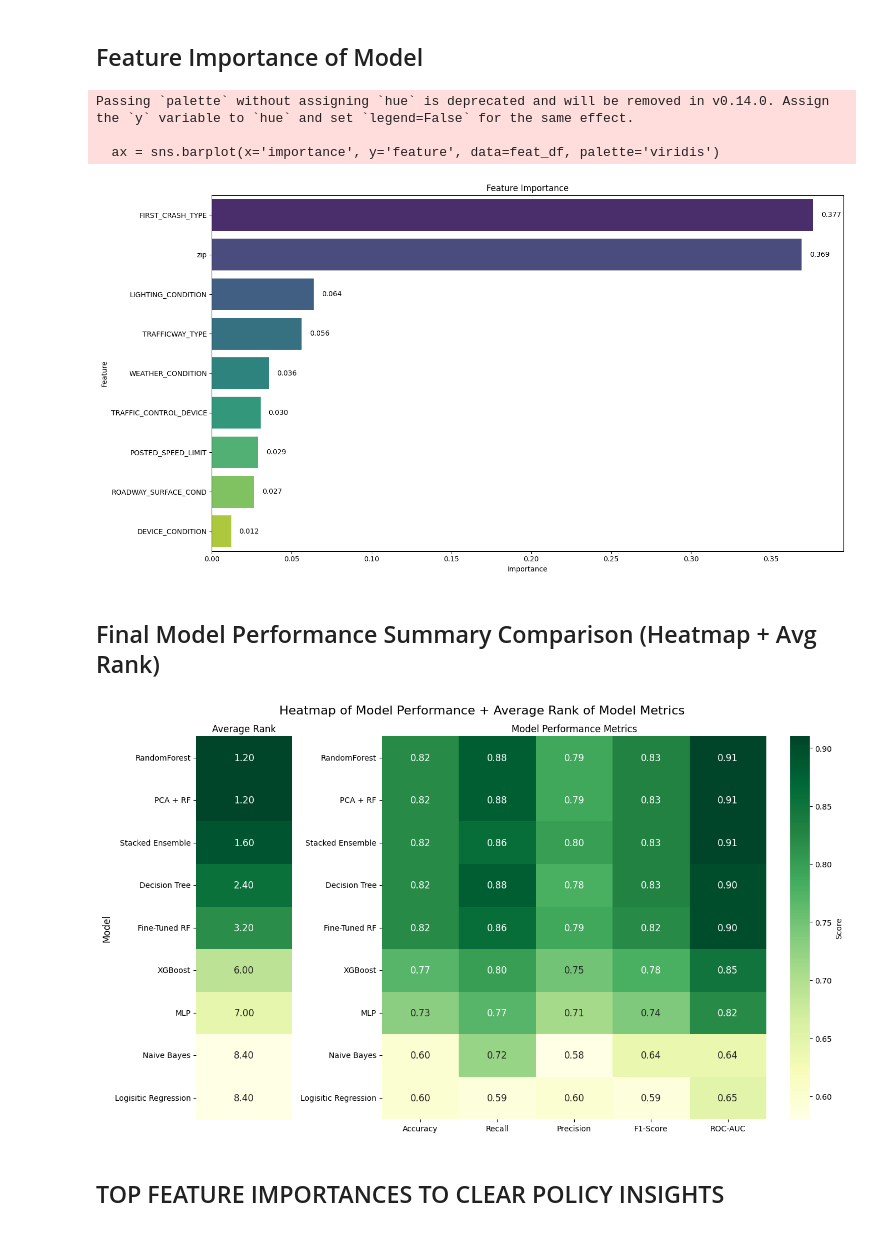
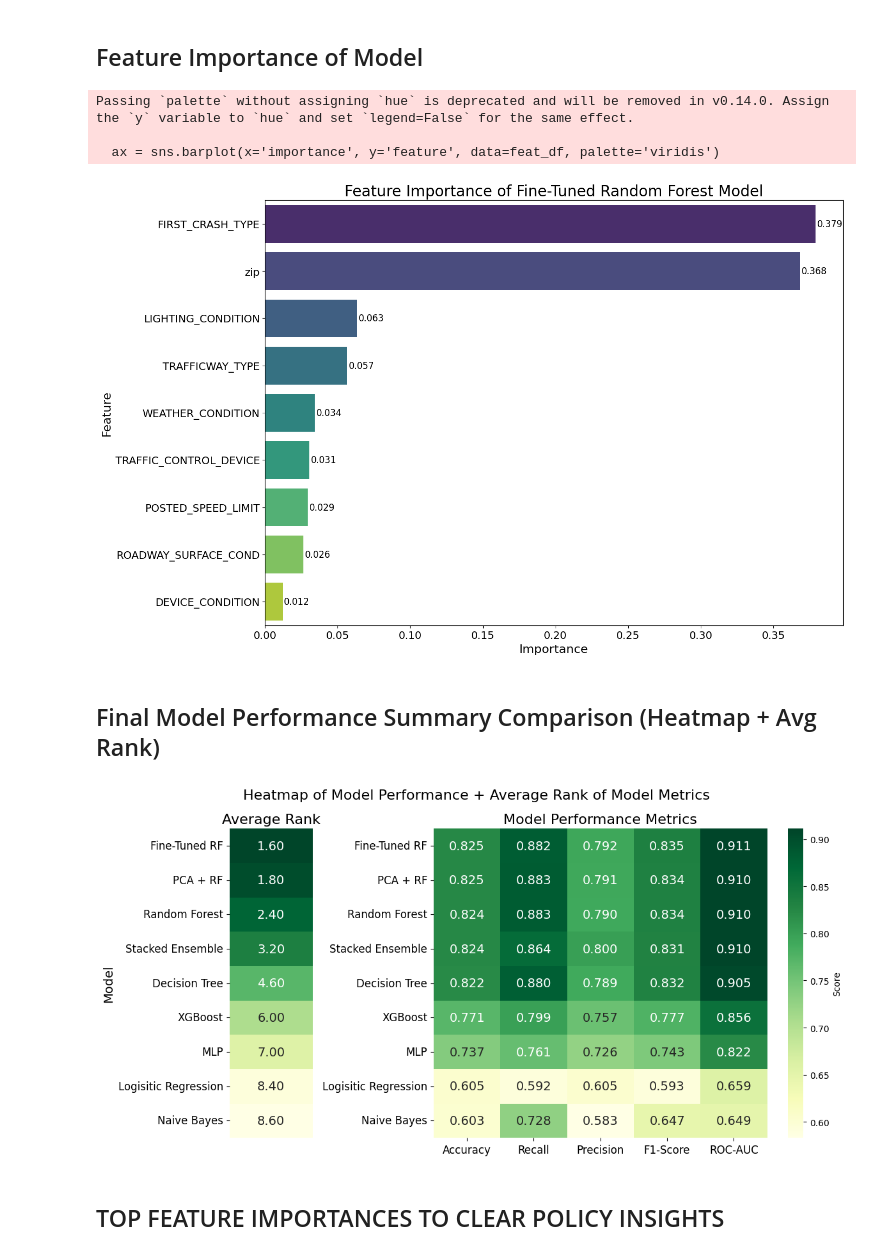
Before and after one commit to normannzhang/traffic_research, a Jupyter notebook: GAFL5310_model.ipynb, the cells around one changed output. Cells and saved outputs as stored; diff of their text form; code cells hidden in the pictures.

Commit message:
Updated modeling python notebook

```diff
--- a/GAFL5310_model.ipynb
+++ b/GAFL5310_model.ipynb
@@ -222,7 +249,7 @@ ROC-AUC Score: 0.6029283091232154
 # %%
 # Create random forest classifier model
 seed = 42
-X_train, X_test, y_train, y_test = train_test_split(X_resampled, y_resampled, test_size=0.2, random_state=seed)
+X_train, X_test, y_train, y_test = train_test_split(X_resampled, y_resampled, test_size=0.2, random_state=seed, stratify = y_resampled)
 lr_baseline = LogisticRegression(random_state=seed)
 lr_baseline.fit(X_train, y_train)
 
@@ -231,7 +258,7 @@ y_pred = lr_baseline.predict(X_test)
 y_prob = lr_baseline.predict_proba(X_test)[:, 1]
 
 # Evaluate classification model on test set and generate model metrics for baseline with SMOTE
-print("Classification Report:\n", classification_report(y_test, y_pred, zero_division = 0))
+print("Classification Report:\n", classification_report(y_test, y_pred, digits = 3, zero_division = 0))
 print("Confusion Matrix:\n", confusion_matrix(y_test, y_pred))
 print("ROC-AUC Score:", roc_auc_score(y_test, y_prob))
 # %% [output]
@@ -253,11 +280,11 @@ ROC-AUC Score: 0.6513177766742999
 ## Model 1: Random Forest Classifier (with SMOTE)
 # %%
 from sklearn.ensemble import RandomForestClassifier
-from sklearn.metrics import accuracy_score, classification_report, confusion_matrix, roc_auc_score
+from sklearn.metrics import accuracy_score, classification_report, confusion_matrix, roc_auc_score, ConfusionMatrixDisplay
 
 # Create random forest classifier model
 seed = 42
-rf_classifier = RandomForestClassifier(random_state=seed)
+rf_classifier = RandomForestClassifier(n_estimators=27, random_state=seed)
 rf_classifier.fit(X_train, y_train)
 
 # Generate prediction values
@@ -265,7 +292,7 @@ y_pred = rf_classifier.predict(X_test)
 y_prob = rf_classifier.predict_proba(X_test)[:, 1]
 
 # Evaluate the model
-print("Classification Report:\n", classification_report(y_test, y_pred, zero_division = 0))
+print("Classification Report:\n", classification_report(y_test, y_pred, digits = 3, zero_division = 0))
 print("Confusion Matrix:\n", confusion_matrix(y_test, y_pred))
 print("ROC-AUC Score:", roc_auc_score(y_test, y_prob))
 
@@ -273,11 +300,12 @@ ConfusionMatrixDisplay.from_estimator(rf_classifier, X_test, y_test, cmap='Blues
 plt.title('Confusion Matrix')
 plt.show()
 
+
 ## BEST MODEL, SAVE TO USE IN R SHINY ##
-# import joblib
-# joblib.dump(rf_classifier, 'rf_classifier.pkl')
-# from google.colab import files
-# files.download('rf_classifier.pkl')
+# import pickle
+
+# with open('rf_classifier.pkl', 'wb') as f:
+#     pickle.dump(rf_classifier, f)
 # %% [output]
 Classification Report:
                precision    recall  f1-score   support
@@ -506,7 +532,7 @@ print(f'Original number of features: {X_scaled.shape[1]}')
 print(f'Number of features after PCA: {X_train_pca.shape[1]}')
 
 # Fit Random Forest model with PCA-reduced data
-rf_classifier = RandomForestClassifier(random_state=seed)
+rf_classifier = RandomForestClassifier(n_estimators = 27, random_state=seed)
 rf_classifier.fit(X_train_pca, y_train)
 
 # Generate predictions
@@ -514,7 +540,7 @@ y_pred = rf_classifier.predict(X_test_pca)
 y_prob = rf_classifier.predict_proba(X_test_pca)[:, 1]
 
 # Evaluate the model
-print("Classification Report:\n", classification_report(y_test, y_pred, zero_division = 0))
+print("Classification Report:\n", classification_report(y_test, y_pred, digits = 3, zero_division = 0))
 print("Confusion Matrix:\n", confusion_matrix(y_test, y_pred))
 print("ROC-AUC Score:", roc_auc_score(y_test, y_prob))
 # %% [output]
@@ -593,52 +696,54 @@ ROC-AUC Score: 0.9011167722995875
 # %%
 import matplotlib.pyplot as plt
 import seaborn as sns
 import pandas as pd
 
 # Retreive feature importances in chart
-importances = rf_classifier.feature_importances_
+importances = best_model.feature_importances_
 features = X_train.columns
 
 # Create dataframe with feature + importance
 feat_df = pd.DataFrame({
     'feature': features,
     'importance': importances
 }).sort_values(by='importance', ascending=False)
 
 # Display plot from greatest to least features and their importance score
-plt.figure(figsize=(15, 8))
+plt.figure(figsize=(14, 9))
 ax = sns.barplot(x='importance', y='feature', data=feat_df, palette='viridis')
 
 for i, (val, name) in enumerate(zip(feat_df['importance'], feat_df['feature'])):
-    ax.text(val + 0.005, i, f"{val:.3f}", va='center')
+    ax.text(val + 0.001, i, f"{val:.3f}", va='center', fontsize=12)
 
-plt.title('Feature Importance')
-plt.xlabel('Importance')
-plt.ylabel('Feature')
+plt.title('Feature Importance of Fine-Tuned Random Forest Model', fontsize=20)
+plt.xlabel('Importance', fontsize=16)
+plt.ylabel('Feature', fontsize=16)
+
+ax.tick_params(axis='both', labelsize=14)
+
 plt.tight_layout()
 plt.show()
 # %% [output]
 Passing `palette` without assigning `hue` is deprecated and will be removed in v0.14.0. Assign the `y` variable to `hue` and set `legend=False` for the same effect.
 
   ax = sns.barplot(x='importance', y='feature', data=feat_df, palette='viridis')
-[figure, old version]
+[figure, new version]
 # %% [markdown]
 ## Final Model Performance Summary Comparison (Heatmap + Avg Rank)
 # %%
-# Create dataframe displaying model performance metrics across various methods
 model_results = pd.DataFrame({
-    'Model':['Logisitic Regression', 'RandomForest', 'Naive Bayes', 'XGBoost', 'Decision Tree', 'MLP', 'Stacked Ensemble', 'PCA + RF', 'Fine-Tuned RF'],
-    'Accuracy': [0.60, 0.82, 0.60, 0.77, 0.82, 0.73, 0.82, 0.82, 0.82],
-    'Recall': [0.59, 0.88, 0.72, 0.80, 0.88, 0.77, 0.86, 0.88, 0.86],
-    'Precision': [0.60, 0.79, 0.58, 0.75, 0.78, 0.71, 0.80, 0.79, 0.79],
-    'F1-Score': [0.59, 0.83, 0.64, 0.78, 0.83, 0.74, 0.83, 0.83, 0.82],
-    'ROC-AUC': [0.65, 0.91, 0.64, 0.85, 0.90, 0.82, 0.91, 0.91, 0.90]
+    'Model':['Logisitic Regression', 'Random Forest', 'Naive Bayes', 'XGBoost', 'Decision Tree', 'MLP', 'Stacked Ensemble', 'PCA + RF', 'Fine-Tuned RF'],
+    'Accuracy': [0.605, 0.824, 0.603, 0.771, 0.822, 0.737, 0.824, 0.825, 0.825],
+    'Recall': [0.592, 0.883, 0.728, 0.799, 0.880, 0.761, 0.864, 0.883, 0.882],
+    'Precision': [0.605, 0.790, 0.583, 0.757, 0.789, 0.726, 0.800, 0.791, 0.792],
+    'F1-Score': [0.593, 0.834, 0.647, 0.777, 0.832, 0.743, 0.831, 0.834, 0.835],
+    'ROC-AUC': [0.659, 0.910, 0.649, 0.856, 0.905, 0.822, 0.910, 0.910, 0.911]
 })
 
 # Calculate average ranks
 score_df = model_results.set_index('Model')
 rank_df = score_df.rank(ascending=False, method = 'min', axis=0)
-avg_rank = rank_df.mean(axis=1).round(2)
+avg_rank = rank_df.mean(axis=1)
 
 # Insert average rank as a new column for left-side display
 display_df = score_df.copy()
@@ -652,28 +757,30 @@ rank_column = display_df[['Avg Rank']]
 heatmap_values = display_df.drop(columns=['Avg Rank'])
 
 # Set up the grid for plot
-fig, (ax1, ax2) = plt.subplots(1, 2, figsize=(14, 8), gridspec_kw={'width_ratios': [1, 5]})
+fig, (ax1, ax2) = plt.subplots(1, 2, figsize=(12, 6), gridspec_kw={'width_ratios': [1, 5]})
 
 # Plot the avg rank as its own heatmap
 sns.heatmap(rank_column, annot=True, cmap='YlGn_r', cbar=False, ax=ax1,
-            fmt=".2f", annot_kws={"size": 12})
-ax1.set_title("Average Rank", fontsize=12)
-ax1.set_ylabel("Model", fontsize=12)
-ax1.tick_params(axis='y', labelrotation=0)
+            fmt=".2f", annot_kws={"size": 14})
+ax1.set_title("Average Rank", fontsize=16)
+ax1.set_ylabel("Model", fontsize=14)
+ax1.tick_params(axis='y', labelsize=12, labelrotation=0)
 ax1.tick_params(axis='x', bottom=False, labelbottom=False)
 
 # Plot all metric heatmap + average rank for each model
 sns.heatmap(heatmap_values, annot=True, cmap='YlGn', ax=ax2, cbar_kws={'label': 'Score'},
-            fmt=".2f", annot_kws={"size": 12})
-ax2.set_title("Model Performance Metrics", fontsize=12)
+            fmt=".3f", annot_kws={"size": 14})
+ax2.set_title("Model Performance Metrics", fontsize=16)
 ax2.set_ylabel("")
-ax2.tick_params(axis='y', labelrotation=0)
+ax2.set_xlabel("", fontsize=14)
+ax2.tick_params(axis='y', labelsize=12, labelrotation=0)
+ax2.tick_params(axis='x', labelsize=12)
 
 plt.suptitle('Heatmap of Model Performance + Average Rank of Model Metrics', fontsize=16)
 plt.tight_layout()
 plt.show()
 # %% [output]
-[figure, old version]
+[figure, new version]
 # %% [markdown]
 ## TOP FEATURE IMPORTANCES TO CLEAR POLICY INSIGHTS
 # %%
```
Also changed, not shown: parts of 14 cells of this notebook, 2 other files.
